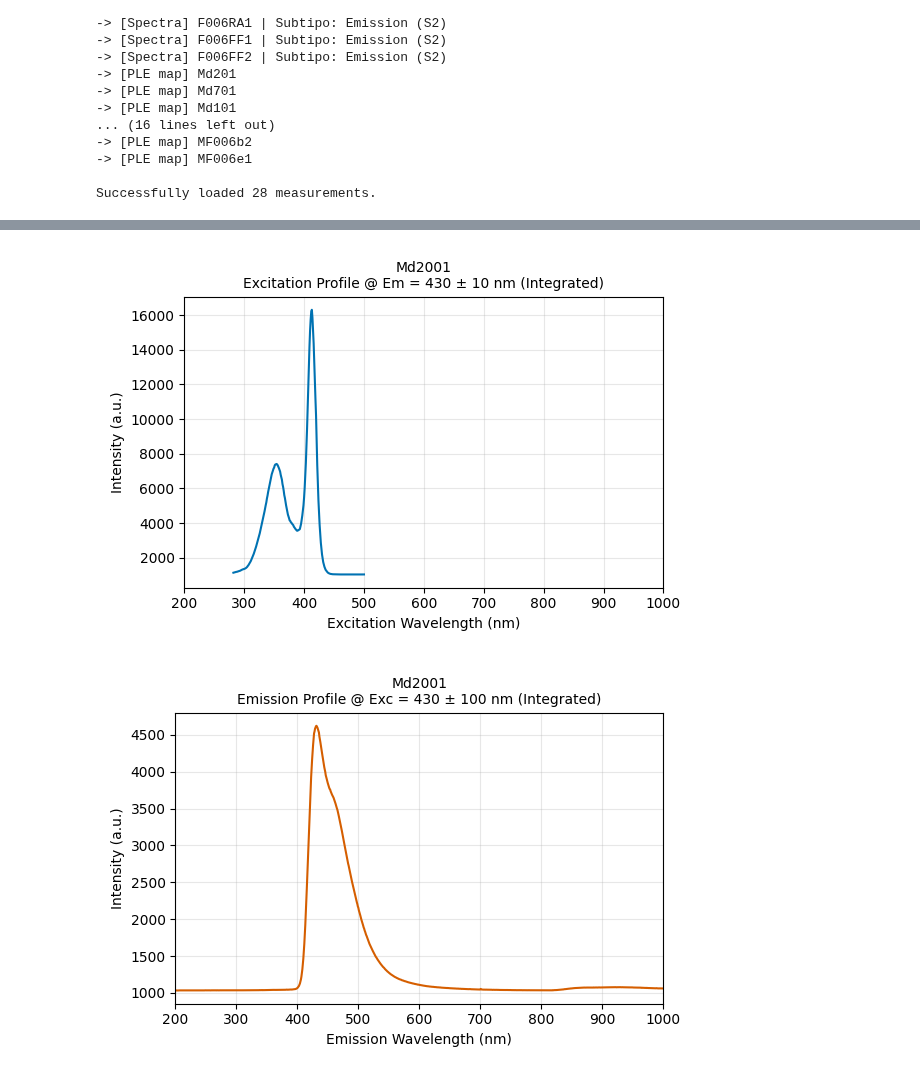
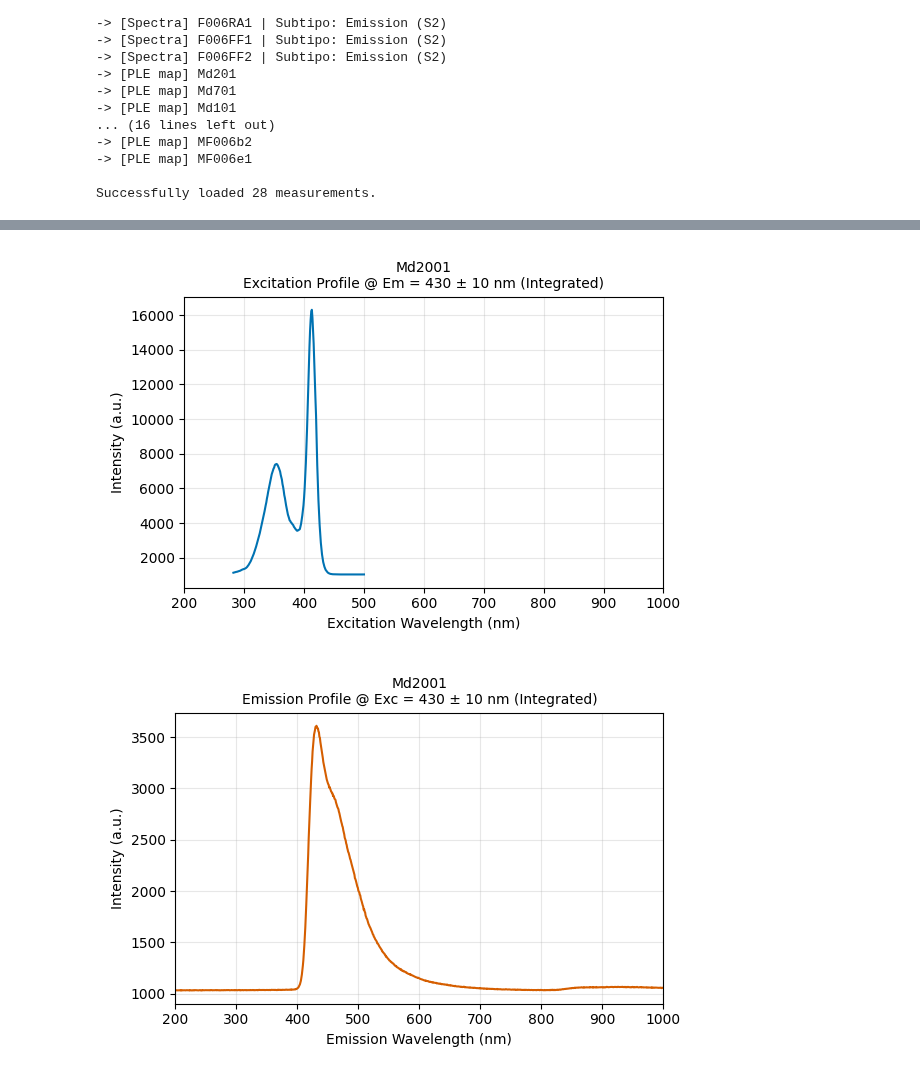
Before and after one commit to CristianMB/DataAnalysis_PhD_FUB, a Jupyter notebook: PLE/PLE_phDADQ@P2/2609_PLE_phDADQ_and_phDADQ@P2.ipynb, the cells around one changed output, grey strips where cells are left out. Saved outputs shown, nothing was run; the diff lists cells and outputs as text; code cells hidden in the pictures.

```diff
--- a/PLE/PLE_phDADQ@P2/2609_PLE_phDADQ_and_phDADQ@P2.ipynb
+++ b/PLE/PLE_phDADQ@P2/2609_PLE_phDADQ_and_phDADQ@P2.ipynb
@@ -297,8 +297,8 @@ hc = 1239.84193  # eV·nm
 def plot_stokes_shift(measurement, exc_target, exc_tol, em_target, em_tol):
     """
     Extrae el perfil de excitación y de emisión de un mapa PLE,
-    los convierte a energía (eV) y los plotea juntos en el mismo eje
-    para visualizar el Stokes shift.
+    resta el fondo usando el punto de menor intensidad de cada uno,
+    los convierte a energía (eV) y los plotea juntos para visualizar el Stokes shift.
     """
     if measurement.tipo != "PLE map" or measurement.PLE_WL is None:
         print(f"⚠️ {measurement.label} no es un mapa PLE válido.")
@@ -309,41 +309,42 @@ def plot_stokes_shift(measurement, exc_target, exc_tol, em_target, em_tol):
     # 1. Extraer Perfil de Excitación (con tolerancia)
     em_axis = PLE.columns
     mask_em = (em_axis >= em_target - em_tol) & (em_axis <= em_target + em_tol)
-    exc_profile = PLE.loc[:, mask_em].mean(axis=1) # index es excitación (nm)
+    exc_profile = PLE.loc[:, mask_em].mean(axis=1)
 
-    # Convertir eje X de excitación (nm) a Energía de Excitación (eV)
-    # Ojo: E_exc = hc / lambda_exc
     exc_energy = hc / exc_profile.index.values
-    exc_intensity = exc_profile.values
+    exc_intensity = exc_profile.values.copy()
 
-    # Normalizar intensidades para comparar la separación de picos
-    exc_intensity = exc_intensity / np.max(exc_intensity)
+    # Sustracción de fondo: resta el valor mínimo del perfil de excitación
+    exc_intensity = exc_intensity - np.min(exc_intensity)
+    # Evitar división por cero si el perfil es plano
+    max_exc = np.max(exc_intensity)
+    if max_exc > 0:
+        exc_intensity = exc_intensity / max_exc
 
     # 2. Extraer Perfil de Emisión (con tolerancia)
     exc_axis = PLE.index
     mask_exc = (exc_axis >= exc_target - exc_tol) & (exc_axis <= exc_target + exc_tol)
-    em_profile = PLE.loc[mask_exc].mean(axis=0) # columns es emisión (nm)
+    em_profile = PLE.loc[mask_exc].mean(axis=0)
 
-    # Convertir eje X de emisión (nm) a Energía de Emisión (eV)
     em_energy = hc / em_profile.index.values
-    em_intensity = em_profile.values
+    em_intensity = em_profile.values.copy()
 
-    # Normalizar intensidades
-    em_intensity = em_intensity / np.max(em_intensity)
+    # Sustracción de fondo: resta el valor mínimo del perfil de emisión
+    em_intensity = em_intensity - np.min(em_intensity)
+    max_em = np.max(em_intensity)
+    if max_em > 0:
+        em_intensity = em_intensity / max_em
 
     # 3. Plotear ambos en el mismo gráfico en función de la Energía (eV)
     plt.figure(figsize=(7, 4.5))
 
-    # Curva de Excitación (invertimos el orden de energía si es necesario o se plotea directo)
     plt.plot(exc_energy, exc_intensity, color="#0072B2", lw=2, label=f"Excitation (Em @ {em_target}±{em_tol} nm)")
-
-    # Curva de Emisión
     plt.plot(em_energy, em_intensity, color="#D55E00", lw=2, label=f"Emission (Exc @ {exc_target}±{exc_tol} nm)")
 
     plt.xlabel("Photon Energy (eV)")
     plt.ylabel("Normalized Intensity (a.u.)")
-    plt.title(f"Stokes Shift Comparison: {measurement.label}")
-    plt.gca().invert_xaxis()  # Opcional: para que la energía vaya de mayor a menor (izq a der) o viceversa según prefieras
+    plt.title(f"Stokes Shift (Baseline Corrected): {measurement.label}")
+    plt.gca().invert_xaxis()  # Energía de mayor a menor de izquierda a derecha
     plt.legend(frameon=False)
     plt.grid(True, alpha=0.3)
     plt.tight_layout()
@@ -357,16 +358,16 @@ plot_ple_map(MF006e1, vmin=None, vmax=1200, swap_axes=True, xlim=(None,500), yli
 # %%
 plot_ple_map(Md2001)
 
 # Set scale bounds
 em_range = (200, 1000)
 exc_range = (200, 1000)
 
 plot_ple_excitation_slice(Md2001, emission_target=430, tolerance=10, xlim=exc_range)
-plot_ple_emission_slice(Md2001, excitation_target=430, tolerance=100, xlim=em_range)
+plot_ple_emission_slice(Md2001, excitation_target=430, tolerance=10, xlim=em_range)
 
 
-plot_stokes_shift(Md2001, excitation_target=430, tolerance=100, emission_target=430, tolerance=10)
+plot_stokes_shift(Md2001, exc_target=430, exc_tol=10, em_target=430, em_tol=10)
 # %% [output]
 [figure]
 [figure]
-[figure, old version]
+[figure, new version]
```
Also changed, not shown: parts of 2 cells of this notebook, 5 other files.
